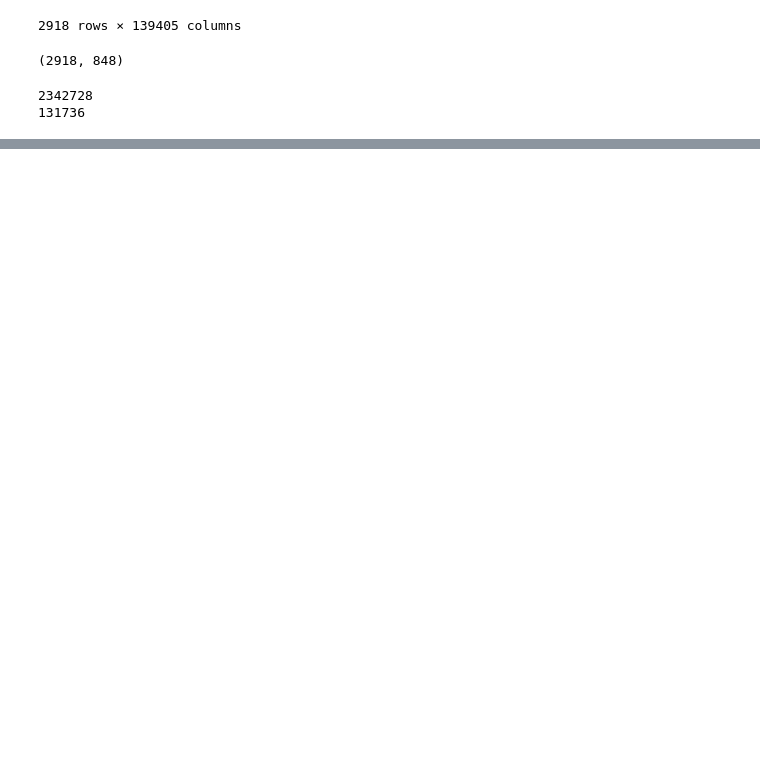
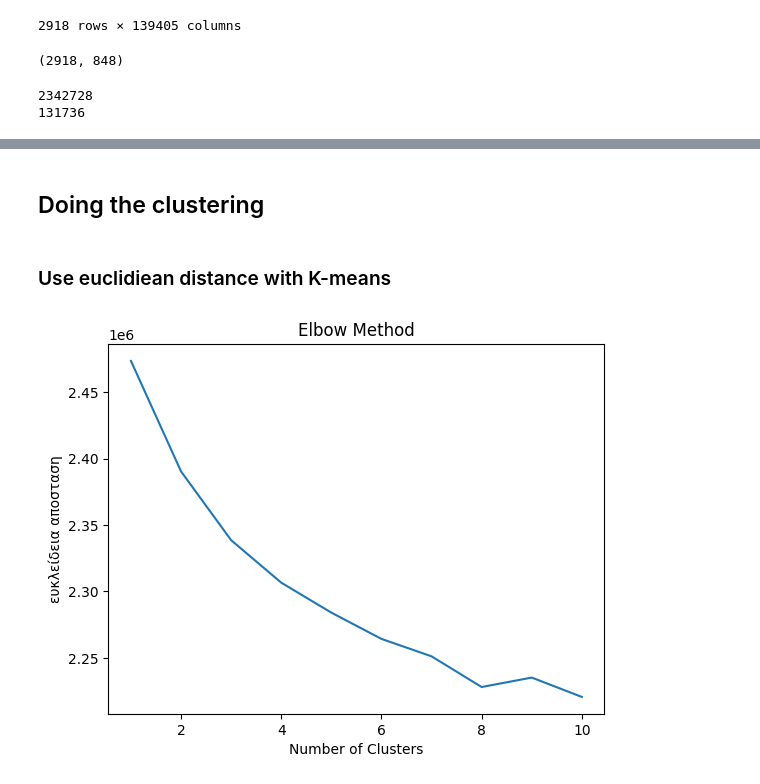
Before and after one commit to Panoskontos/Movie_reccomendation, a Jupyter notebook: main.ipynb, the cells around one changed output, grey strips where cells are left out. Cells and saved outputs as stored; diff of their text form; code cells hidden in the pictures; blank space fills up the shorter version.

```diff
--- a/main.ipynb
+++ b/main.ipynb
@@ -243,14 +205,0 @@ df_norm = (R - R.mean()) / R.std()
-# %%
-# compute the within-cluster sum of squares for different numbers of clusters
-wss = []
-for i in range(1, 11):
-    kmeans = KMeans(n_clusters=i, random_state=0)
-    kmeans.fit(df_norm)
-    wss.append(kmeans.inertia_)
-
-# plot the WSS as a function of the number of clusters
-plt.plot(range(1, 11), wss)
-plt.xlabel('Number of clusters')
-plt.ylabel('Within-cluster sum of squares')
-plt.title('Elbow Method')
-plt.show()
@@ -259,4 +205,0 @@ plt.show()
-# %%
-# cluster the users using k-means
-kmeans = KMeans(n_clusters=3, random_state=0)
-clusters = kmeans.fit_predict(df_norm)
@@ -285,0 +239,2 @@ Name: cluster, dtype: int64
+# %% [markdown]
+## Doing the clustering
@@ -285,0 +244,19 @@ Name: cluster, dtype: int64
+# %% [markdown]
+### Use euclidiean distance with K-means
+# %%
+# Determine the optimal number of clusters using the elbow method
+ssd = []
+for k in range(1, 11):
+    kmeans = KMeans(n_clusters=k, init='k-means++', random_state=0)
+    kmeans.fit(df_norm)
+    ssd.append(kmeans.inertia_)
+
+# Plot the SSD vs. the number of clusters
+import matplotlib.pyplot as plt
+plt.plot(range(1, 11), ssd)
+plt.title('Elbow Method')
+plt.xlabel('Number of Clusters')
+plt.ylabel('ευκλείδεια αποσταση')
+plt.show()
+# %% [output]
+[figure, added]
```
Also changed, not shown: parts of 19 cells of this notebook.
